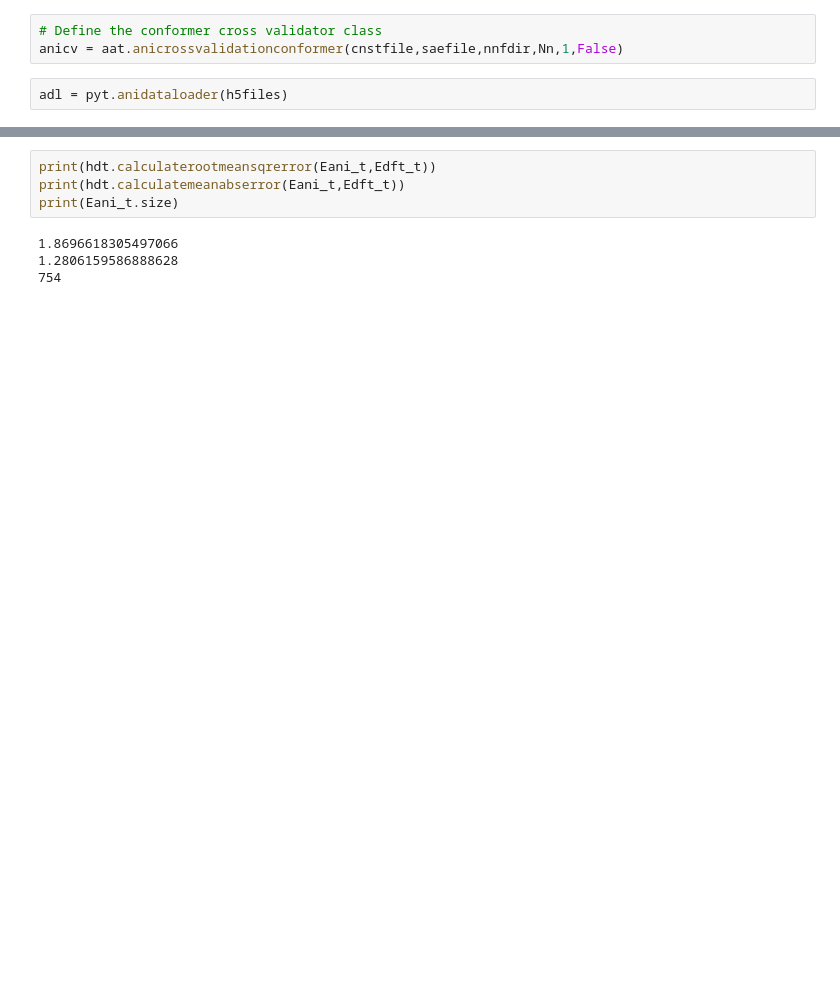
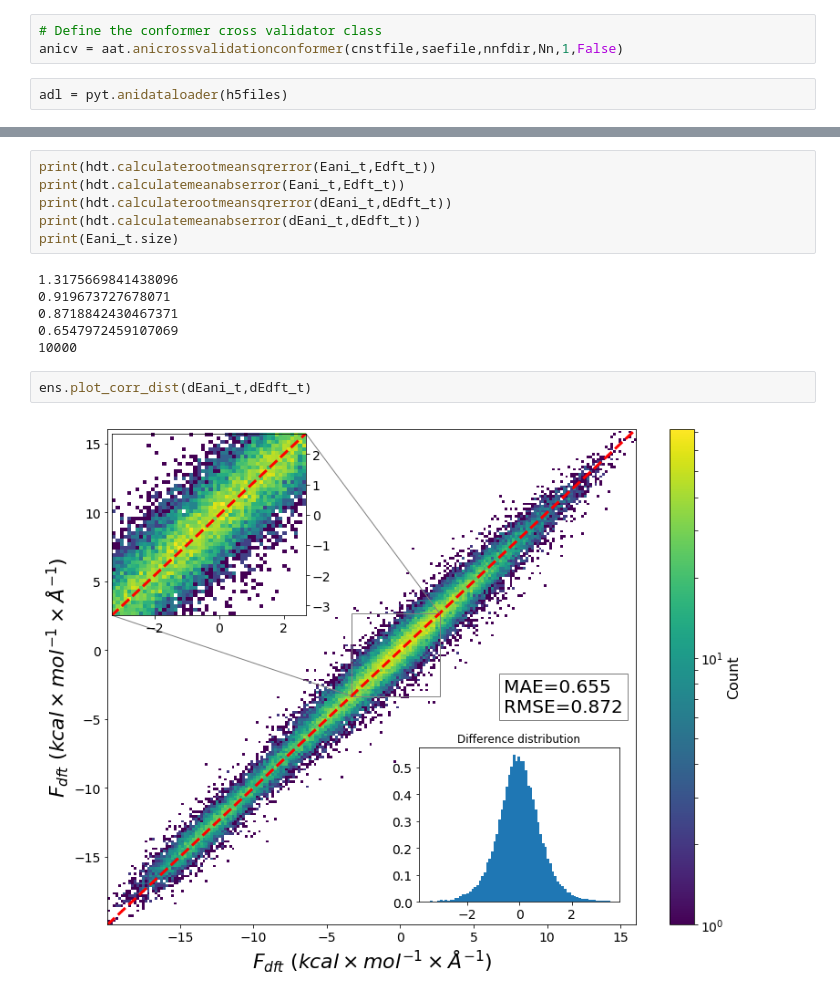
Before and after one commit to Jussmith01/ANI-Tools, a Jupyter notebook: notebooks/eval_testset.ipynb, the cells around one changed output, grey strips where cells are left out. Saved outputs shown, nothing was run; the diff lists cells and outputs as text; blank space fills up the shorter version.

```diff
--- a/notebooks/eval_testset.ipynb
+++ b/notebooks/eval_testset.ipynb
@@ -59,9 +87,17 @@ Edft_t = np.asarray(Edft_t)
 # %%
 print(hdt.calculaterootmeansqrerror(Eani_t,Edft_t))
 print(hdt.calculatemeanabserror(Eani_t,Edft_t))
+print(hdt.calculaterootmeansqrerror(dEani_t,dEdft_t))
+print(hdt.calculatemeanabserror(dEani_t,dEdft_t))
 print(Eani_t.size)
 # %% [output]
-1.8696618305497066
-1.2806159586888628
-754
+1.3175669841438096
+0.919673727678071
+0.8718842430467371
+0.6547972459107069
+10000
+# %%
+ens.plot_corr_dist(dEani_t,dEdft_t)
+# %% [output]
+[figure, added]
 # %%
```
Also changed, not shown: parts of 4 cells of this notebook, 9 other files.
